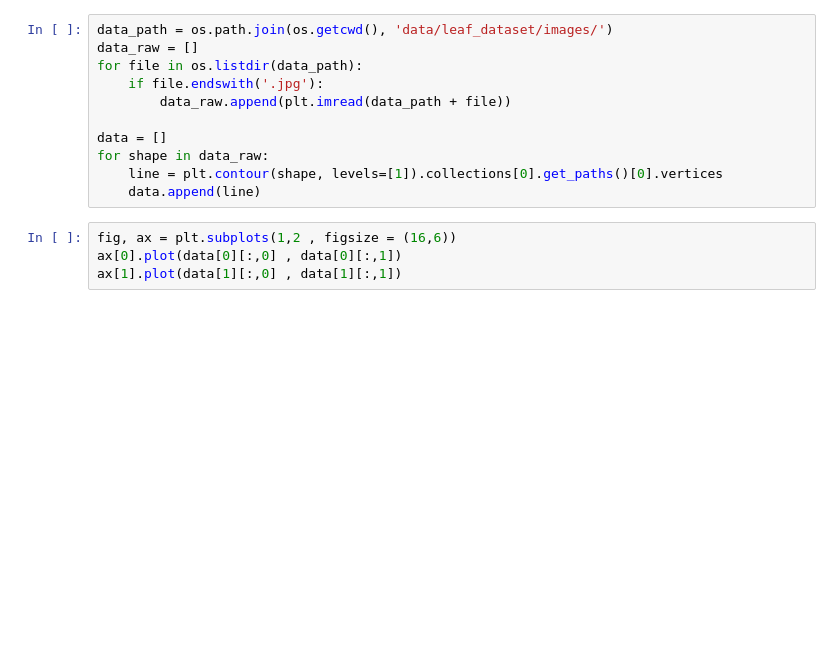
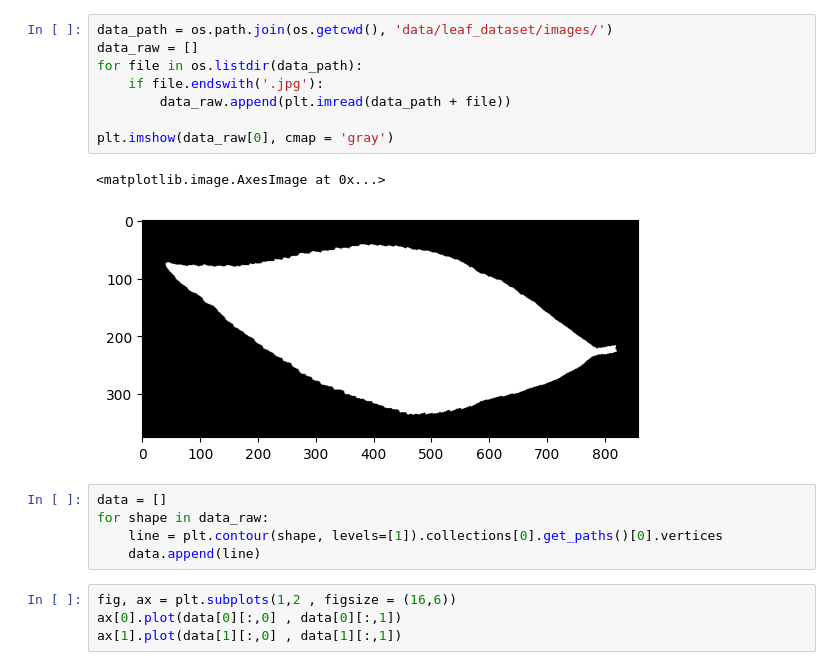
Before and after one commit to Orri11/ZIB, a Jupyter notebook: generic_shape_analysis/leaf_example.ipynb, the cells around one changed output. Cells and saved outputs as stored; diff of their text form; blank space fills up the shorter version.

```diff
--- a/generic_shape_analysis/leaf_example.ipynb
+++ b/generic_shape_analysis/leaf_example.ipynb
@@ -6,14 +11,19 @@ import cv2
 # %%
 data_path = os.path.join(os.getcwd(), 'data/leaf_dataset/images/')
 data_raw = []
 for file in os.listdir(data_path):
     if file.endswith('.jpg'):
         data_raw.append(plt.imread(data_path + file))
 
-data = []
-for shape in data_raw:
-    line = plt.contour(shape, levels=[1]).collections[0].get_paths()[0].vertices
-    data.append(line)
+plt.imshow(data_raw[0], cmap = 'gray')
+# %% [output]
+<matplotlib.image.AxesImage at 0x...>
+[figure, added]
+# %%
+data = []
+for shape in data_raw:
+    line = plt.contour(shape, levels=[1]).collections[0].get_paths()[0].vertices
+    data.append(line)
 # %%
 fig, ax = plt.subplots(1,2 , figsize = (16,6))
 ax[0].plot(data[0][:,0] , data[0][:,1])
```
Also changed, not shown: parts of 12 cells of this notebook.
